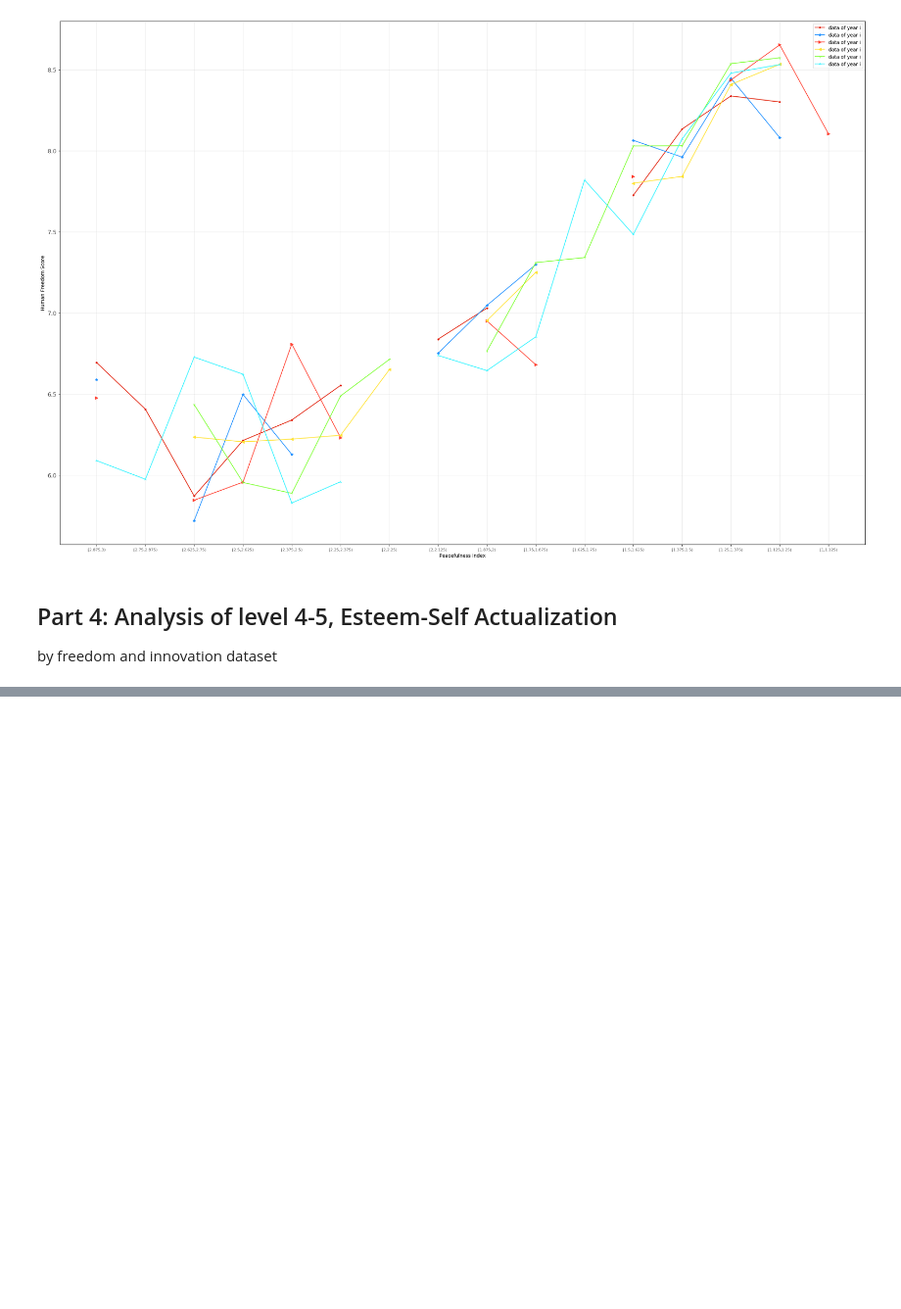
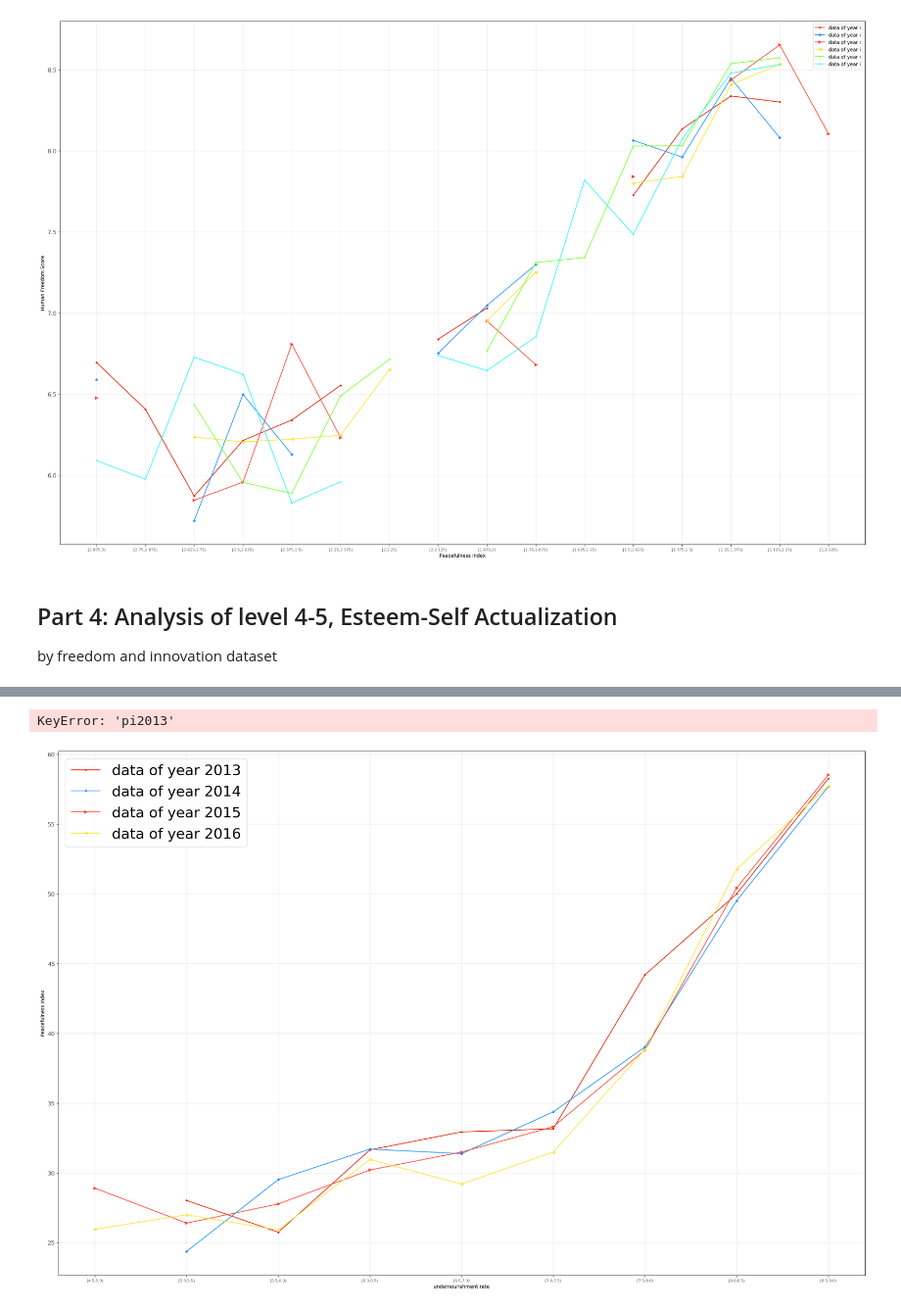
Before and after one commit to winwowin/Final_Project, a Jupyter notebook: 590PR_Final_WinYaoPhil.ipynb, the cells around one changed output, grey strips where cells are left out. Shown at 98% size. Saved outputs shown, nothing was run; the diff lists cells and outputs as text; code cells hidden in the pictures; blank space fills up the shorter version.

```diff
--- a/590PR_Final_WinYaoPhil.ipynb
+++ b/590PR_Final_WinYaoPhil.ipynb
@@ -683,0 +896,50 @@ Innovation()
+# %%
+x_list, y_list = Analysis_level24(peace_list, free_list)
+plot24(x_list, y_list)
+# %% [output]
+KeyError: 'pi2013'
+# %%
+%matplotlib inline
+import matplotlib.pyplot as plt
+def plot24_cat(x_list, y_list):
+    plt.figure(figsize = (30,20), dpi=100)
+    item = ['pi2013', 'pi2014', 'pi2015', 'pi2016']
+    start = 4.5
+    end = 9
+    range_interval = 9
+    interval = (end-start)/range_interval
+    x_item = []
+    for j in range(range_interval):
+        x_item.append('[%s,%s)' %(start+(interval*j), start+(interval*(j+1))))
+    marker = ['.','*','>','<','1','2','s']
+    color = ['#E11B00', '#1E90FF','#FF4233','#FFE333','#7EFF33','#33F4FF','#D433FF']
+    y_new_list = []
+    for a in range(len(x_list)):
+        cc = x_list[a]
+        cy = y_list[a]
+        y_item = np.zeros((range_interval,2))
+        for b in range(len(cc)):
+            for k in range(10):
+                if cc[b] >= (start+(interval*k)) and cc[b] < (start+(interval*(k+1))):
+                    y_item[k][0] += cy[b]
+                    y_item[k][1] += 1
+        y_new = np.zeros(y_item.shape[0])
+        for c in range(y_item.shape[0]):
+            if y_item[c][1] == 0:
+                y_new[c] = math.nan
+            else:
+                y_new[c] = y_item[c][0]/y_item[c][1]
+        y_new_list.append(y_new)
+    for s in range(len(y_new_list)):
+        plt.plot(x_item,y_new_list[s],label = 'data of year '+item[s][-4:], marker = marker[s],color = color[s])
+    plt.xlabel('undernourishment rate')
+    plt.ylabel('Peacefulness Index')
+    plt.xticks(fontsize = 8, horizontalalignment = 'center', alpha = .7)
+    plt.yticks(fontsize = 12, alpha = .7)
+    plt.grid(axis='both',alpha = .3)
+    plt.legend(prop={'size': 30})
+    plt.show()
+# %%
+plot24_cat(x_list, y_list)
+# %% [output]
+[figure, added]
```
Also changed, not shown: parts of 22 cells of this notebook.
